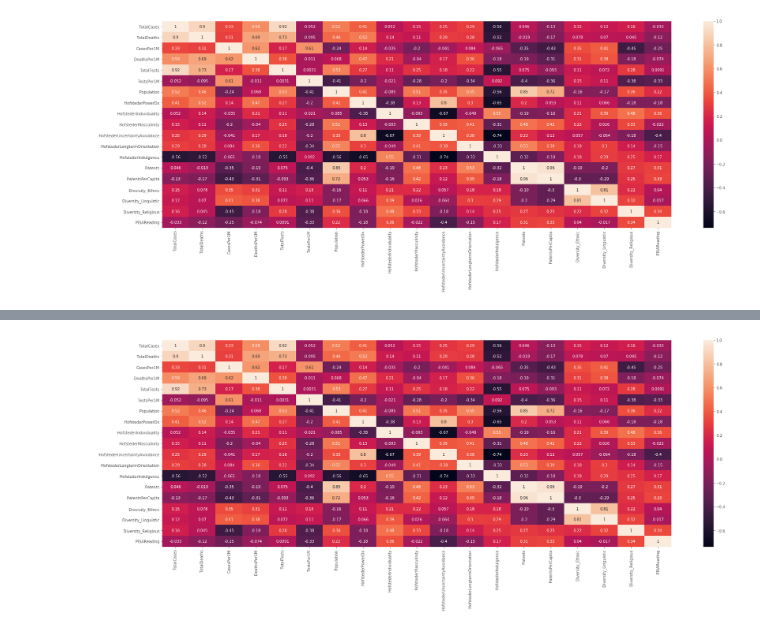
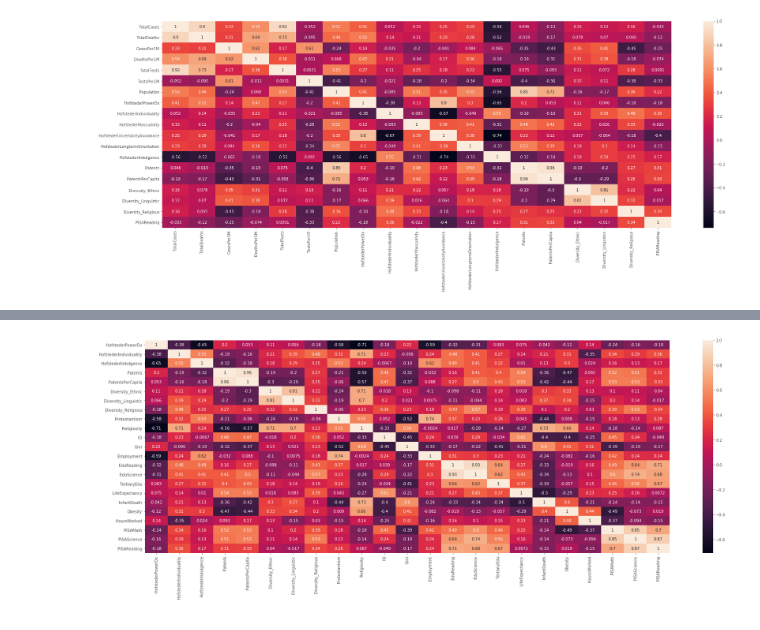
Before and after one commit to JamesIgoe/AzureNotebooks, a Jupyter notebook: COVIDAndHofstede.ipynb, the cells around one changed output, grey strips where cells are left out. Cells and saved outputs as stored; diff of their text form; code cells hidden in the pictures.

Commit message:
Update COVIDAndHofstede.ipynb
some new charting, filtering correlation heatmaps

```diff
--- a/COVIDAndHofstede.ipynb
+++ b/COVIDAndHofstede.ipynb
@@ -228,3 +228,5 @@ trimmedDf.corr()
 | Diversity_Linguistic | 0.115069 | 0.069548 | 0.407573 | 0.377600 | 0.072195 | 0.107788 | -0.167101 | ... |
 | Diversity_Religious | 0.155929 | 0.044730 | -0.449690 | -0.176181 | 0.275454 | -0.376203 | 0.358585 | ... |
 | PISAReading | -0.033262 | -0.123924 | -0.250407 | -0.073977 | 0.009086 | -0.332741 | 0.220151 | ... |
+# %%
+trimmedDf2 = oecdCombinedDf.drop(oecdCombinedDf.iloc[:,32:41], axis=1, inplace=False)
@@ -230,0 +253,2 @@ trimmedDf.corr()
+# %%
+trimmedDf2 = trimmedDf2.drop(trimmedDf2.columns[[0,1,4,5,6,18,26]], axis=1)
@@ -231,7 +296,7 @@ trimmedDf.corr()
 # %%
-corrMatrix2 = combinedDf.corr()
+corrMatrix3 = trimmedDf2.corr()
 plt.figure(figsize=(30,10))
-sn.heatmap(corrMatrix, annot=True)
+sn.heatmap(corrMatrix3, annot=True)
 plt.show()
 # %% [output]
-[figure, old version]
+[figure, new version]
```
Also changed, not shown: parts of 10 cells of this notebook.
